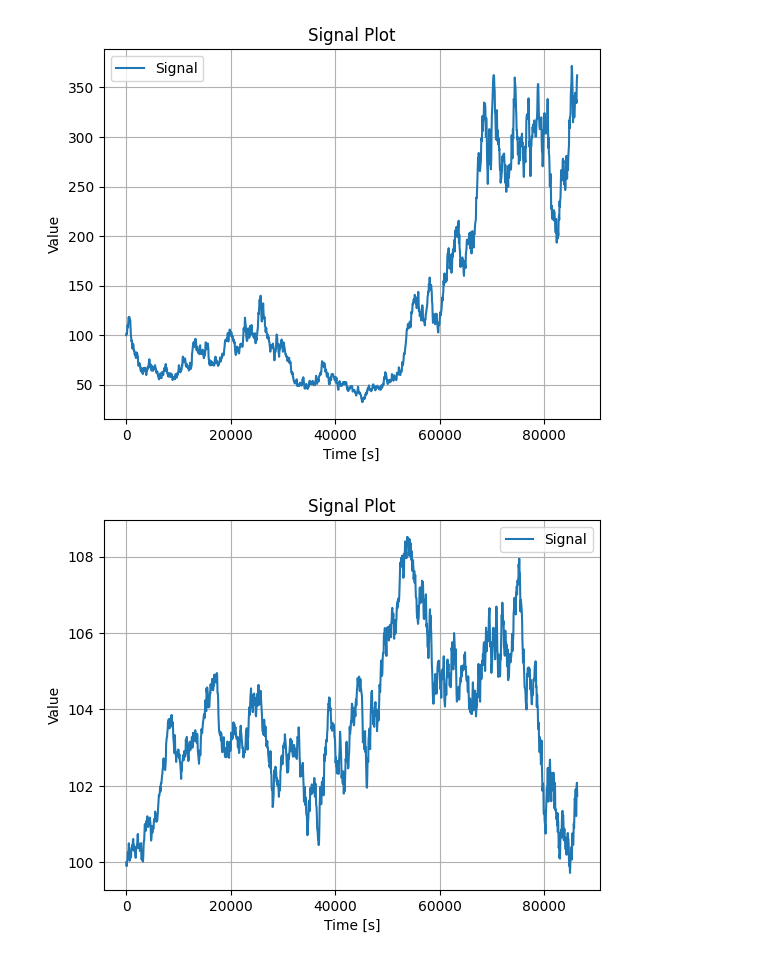
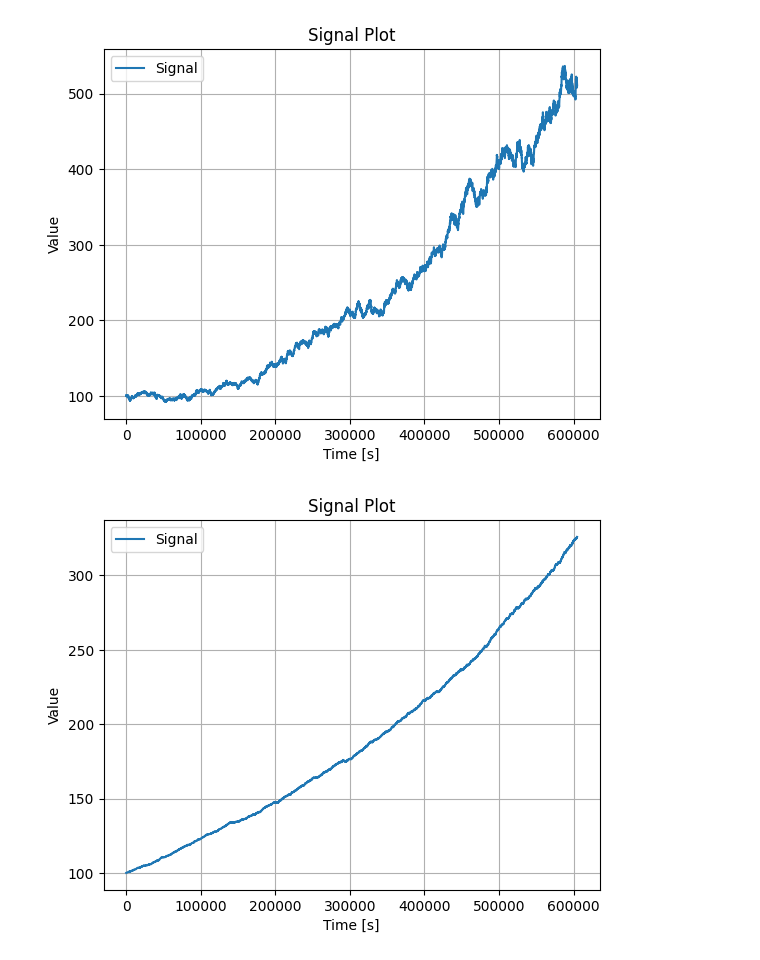
Before and after one commit to giudisciacca/pde-to-finance, a Jupyter notebook: pricing-black-scholes/main.ipynb, the cells around one changed output. Drawn from its saved outputs; the diff is of its cells as text; code cells hidden in the pictures.

```diff
--- a/pricing-black-scholes/main.ipynb
+++ b/pricing-black-scholes/main.ipynb
@@ -8,26 +8,31 @@ np.random.seed(42) # fix random seed for reproducibility
-# %%
-# Ticker	Nome
-# run simulation of stock price with given volatilty and drift
-input_kwargs = {"volatility": 0.0005,
-                "drift" : 0.000002,
-                "S0" : 100,
-                "t0" : 0,
-                "T" : 3600*24,
-                "dt" : 60}
-
-sim = market_data.simulation(**input_kwargs)
-t,val = sim.forward()
-visual.plot_signal(t,val)
-avg_val = np.zeros_like(val)
-M = 1000
-for i in range(M):
-    t,val = sim.forward()
-    avg_val += val/M
-
-visual.plot_signal(t,avg_val)
-# %% [output]
-[figure, removed]
-[figure, removed]
+# %%
+# check simulation of stock price with given volatilty and drift
+np.random.seed(42) # fix random seed for reproducibility
+
+input_kwargs = {"volatility": 0.0005,
+                "drift" : 0.000002,
+                "S0" : 100,
+                "t0" : 0,
+                "T" : 3600*24*7,
+                "dt" : 60}
+
+sim = market_data.simulation(**input_kwargs)
+
+
+t,val = sim.forward()
+visual.plot_signal(t,val)
+
+# check that many simulations give the same average value
+avg_val = np.zeros_like(val)
+M = 100
+for i in range(M):
+    t,val = sim.forward()
+    avg_val += val/M
+
+visual.plot_signal(t,avg_val)
+# %% [output]
+[figure, added]
+[figure, added]
 # %%
 
 def analysis(time, signal):
```
Also changed, not shown: parts of 4 cells of this notebook, 2 other files.
